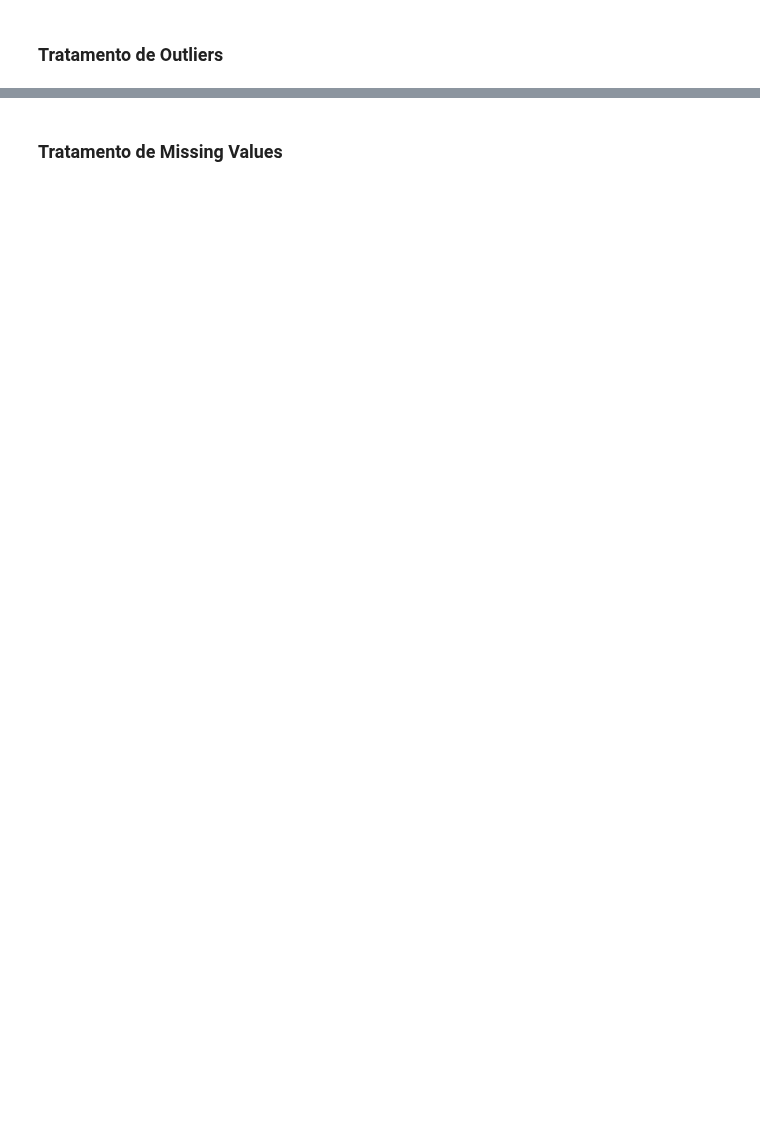
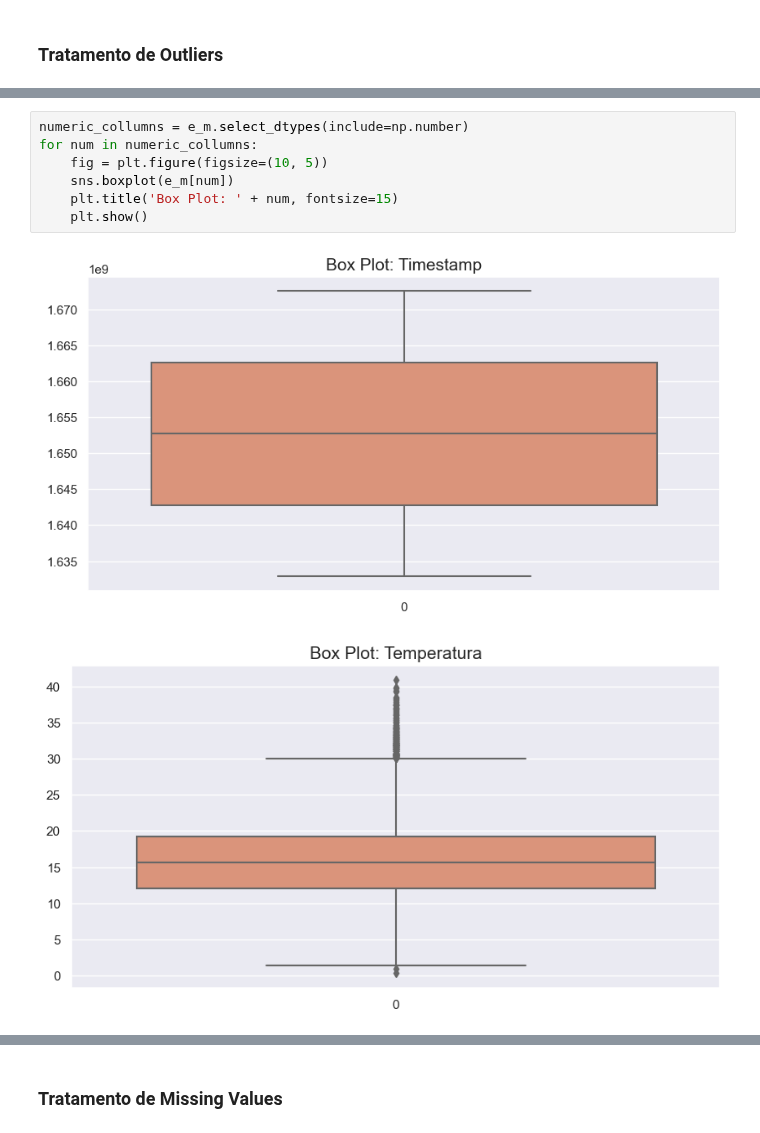
Before and after one commit to rafa2002/DAA-2324, a Jupyter notebook: Energy.ipynb, the cells around one changed output, grey strips where cells are left out. Cells and saved outputs as stored; diff of their text form; blank space fills up the shorter version.

```diff
--- a/Energy.ipynb
+++ b/Energy.ipynb
@@ -502,0 +602,10 @@ weather_description
+# %%
+numeric_collumns = e_m.select_dtypes(include=np.number)
+for num in numeric_collumns:
+    fig = plt.figure(figsize=(10, 5))
+    sns.boxplot(e_m[num])
+    plt.title('Box Plot: ' + num, fontsize=15)
+    plt.show()
+# %% [output]
+[figure, added]
+[figure, added]
```
Also changed, not shown: parts of 71 cells of this notebook.
